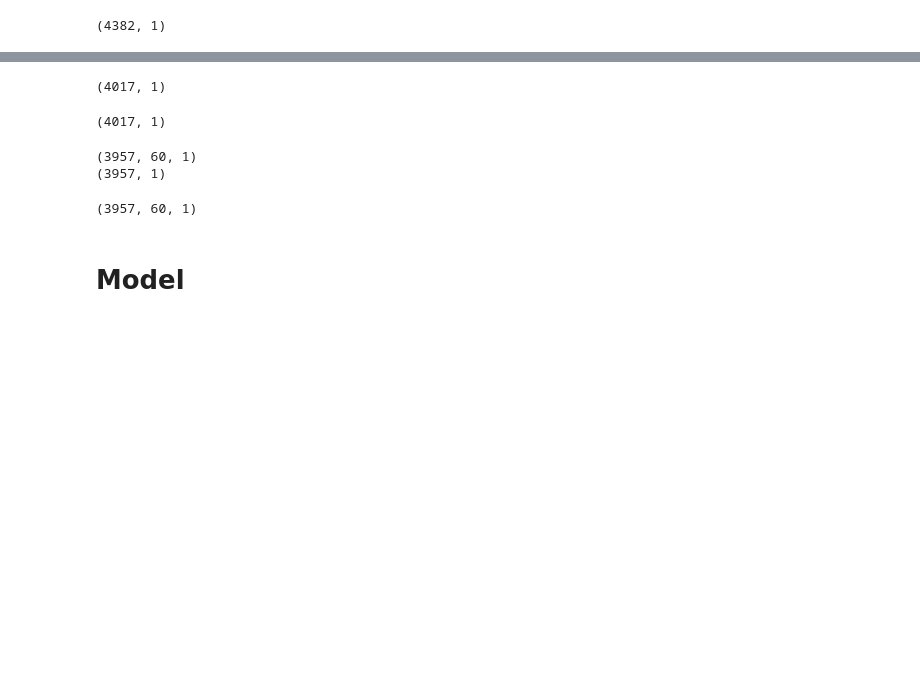
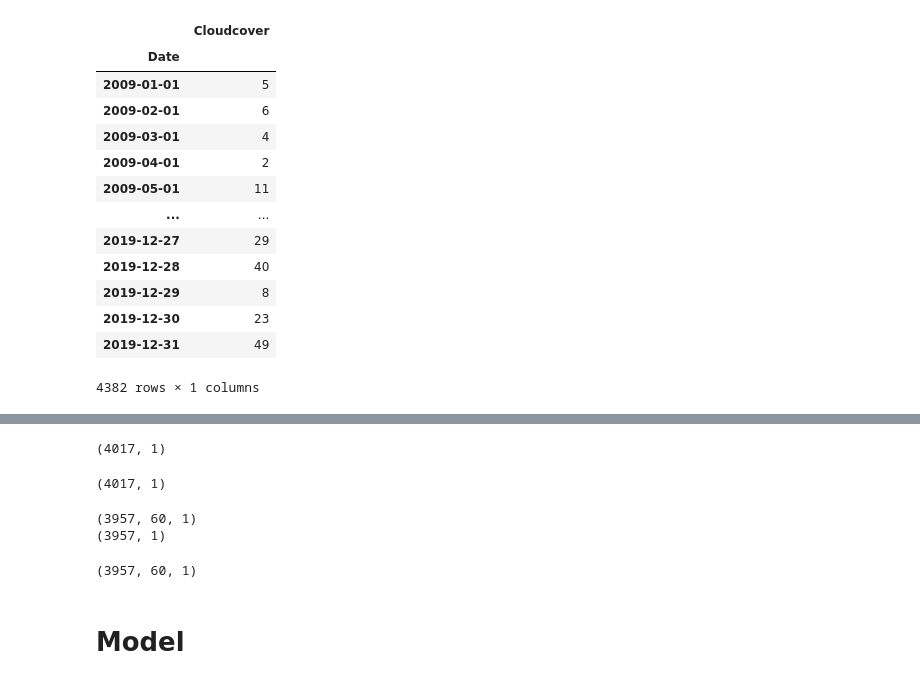
Before and after one commit to crislivera/XploreLanka, a Jupyter notebook: Models/CloudCover/Cloud_(2020).ipynb, the cells around one changed output, grey strips where cells are left out. Saved outputs shown, nothing was run; the diff lists cells and outputs as text; code cells hidden in the pictures; blank space fills up the shorter version.

```diff
--- a/Models/CloudCover/Cloud_(2020).ipynb
+++ b/Models/CloudCover/Cloud_(2020).ipynb
@@ -60,8 +54,22 @@ TestData = df.tail(365)
 Df_Total = pd.concat((df[["Cloudcover"]], TestData[["Cloudcover"]]), axis=0)
 # %%
 Df_Total.shape
+Df_Total
 # %% [output]
+|  | Cloudcover |
+| Date |  |
+| 2009-01-01 | 5 |
+| 2009-02-01 | 6 |
+| 2009-03-01 | 4 |
+| 2009-04-01 | 2 |
+| 2009-05-01 | 11 |
+| ... | ... |
+| 2019-12-27 | 29 |
+| 2019-12-28 | 40 |
+| 2019-12-29 | 8 |
+| 2019-12-30 | 23 |
+| 2019-12-31 | 49 |
-(4382, 1)
+4382 rows × 1 columns
 # %%
 inputs = Df_Total[len(Df_Total) - len(TestData) - 60:].values
 inputs.shape
```
Also changed, not shown: parts of 8 cells of this notebook, 8 other files.
